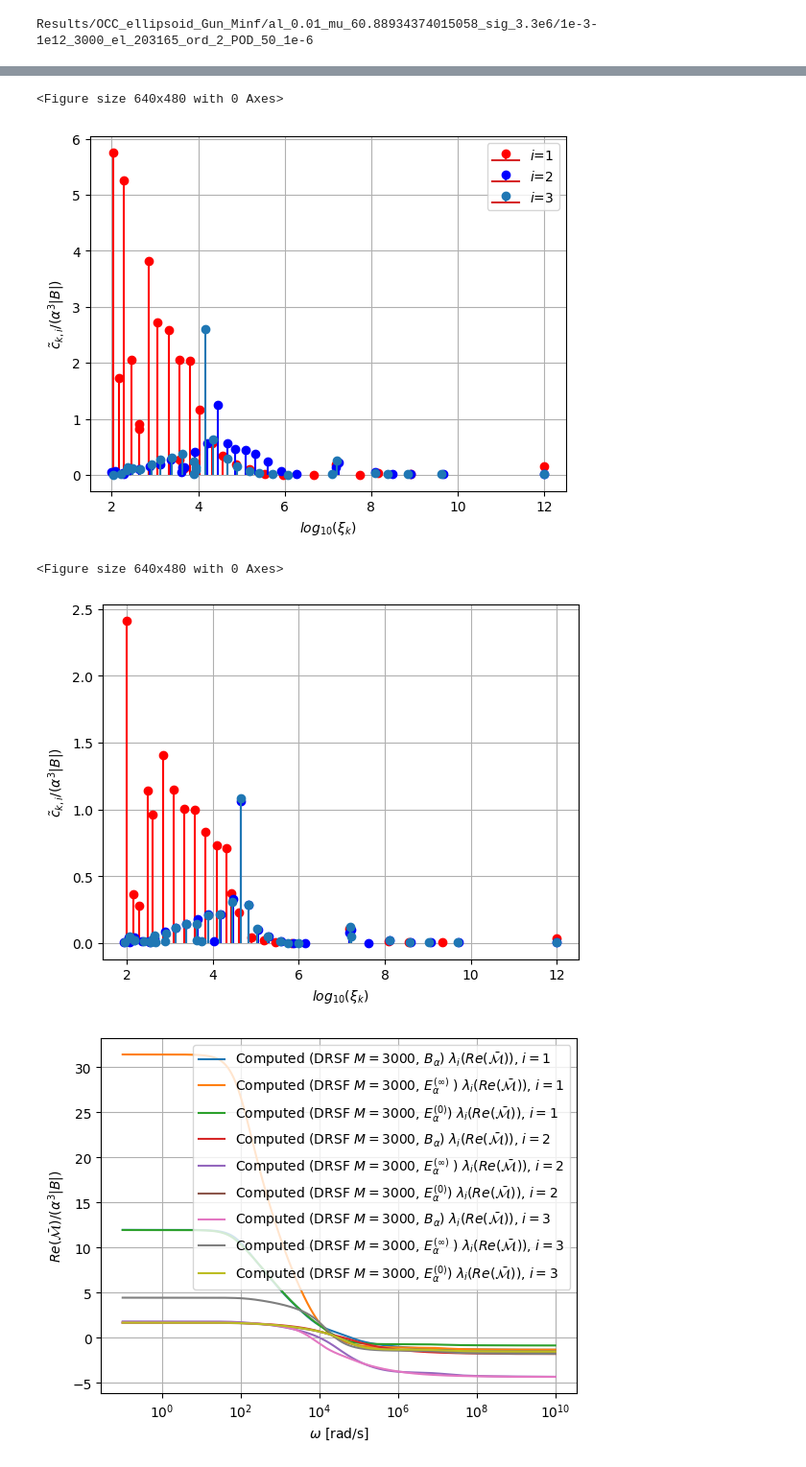
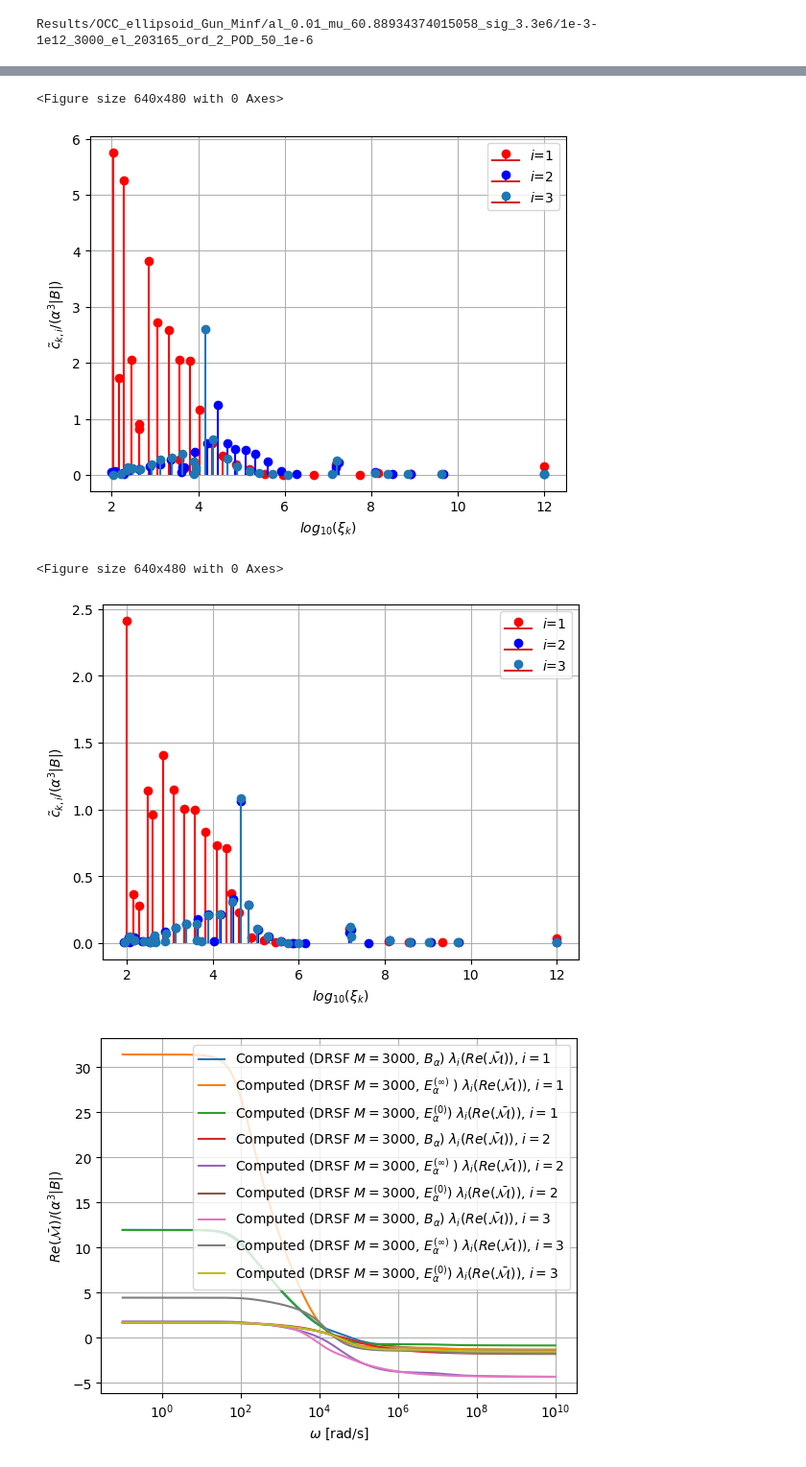
Before and after one commit to MPT-Calculator/MPT-Calculator, a Jupyter notebook: gun_spectrum_results.ipynb, the cells around one changed output, grey strips where cells are left out. Shown at 96% size. Drawn from its saved outputs; the diff is of its cells as text; code cells hidden in the pictures.

```diff
--- a/gun_spectrum_results.ipynb
+++ b/gun_spectrum_results.ipynb
@@ -529,34 +552,35 @@ for i in range(3):
 #print(ckminf)
 plt.grid()
 #plt.xlim(3,12)
 #plt.ylim(0,0.8)
 
 plt.legend()
 #plt.savefig("my_plots/sphere_mpt/modes_amp_nnls_Nfreq_"+str(N)+"_p_"+str(P)+"_POD_"+str(NPOD)+"_1e-6.pdf")
 #plt.show()
 plt.savefig("my_plots/gun/amp_modes_ev3000minf_gun.pdf")
 
 plt.figure()
 col=['r','b','x']
 plt.figure()
 for i in range(3):
     nfound=len(xin0[:,i])
     ckp=ckn0[0:nfound,i]
     xip=xin0[0:nfound,i]
     plt.stem(np.log10(np.abs(xip[1:])), ckp[1:]/(alpha**3*vol),col[i],label=r"$i$="+str(i+1))
     plt.xlabel(r'$log_{10}(\xi_{k})$')
     plt.ylabel(r'$\tilde{c}_{k,i}/ (\alpha^3 |B| )$')
 plt.grid()
+plt.legend()
 #plt.xlim(4,12)
 #plt.ylim(0,0.8)
 
 plt.savefig("my_plots/gun/amp_modes_ev3000n0_gun.pdf")
 # %% [output]
 [figure]
 <Figure size 640x480 with 0 Axes>
 [figure]
 <Figure size 640x480 with 0 Axes>
-[figure, old version]
+[figure, new version]
 # %%
 N=len(Omega)
 for i in range(3):
```
Also changed, not shown: parts of 2 cells of this notebook, 41 other files.
